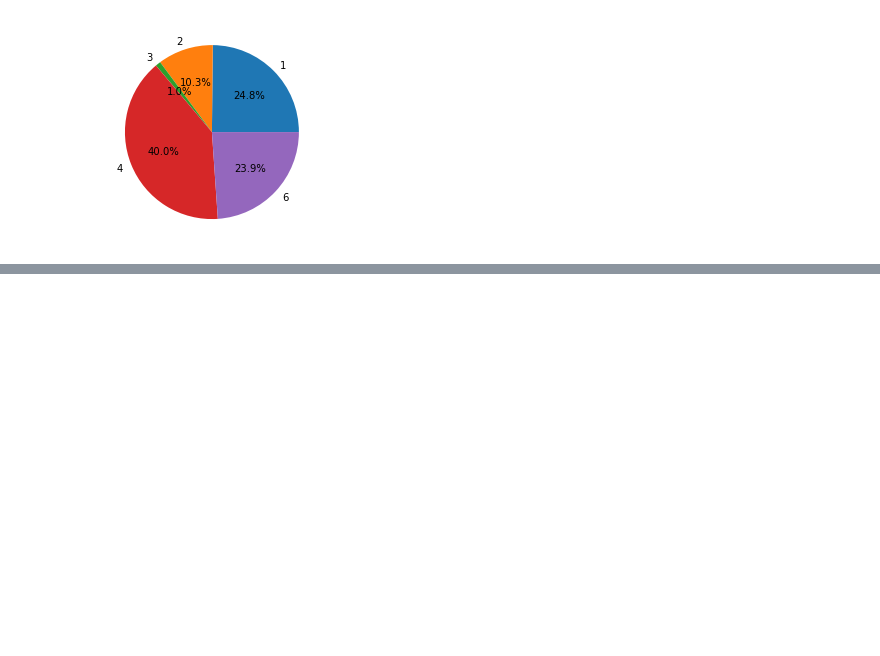
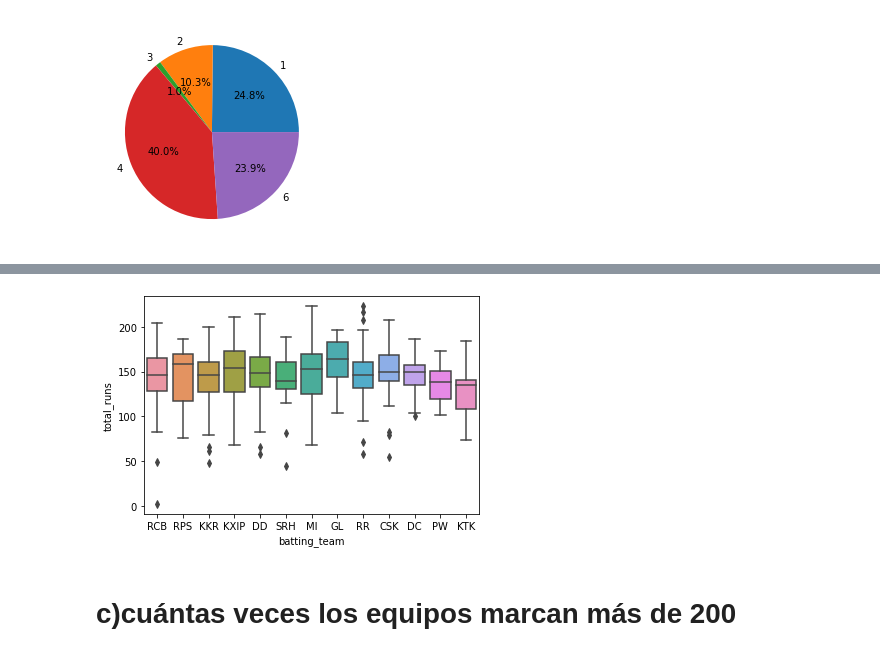
Before and after one commit to Data-Analysis-Projects-Udemy/Project-5-IPL-Data-Analysis-, a Jupyter notebook: deliveries.ipynb, the cells around one changed output, grey strips where cells are left out. Saved outputs shown, nothing was run; the diff lists cells and outputs as text; code cells hidden in the pictures; blank space fills up the shorter version.

```diff
--- a/deliveries.ipynb
+++ b/deliveries.ipynb
@@ -94,0 +214,7 @@ plt.savefig("./images/runs_port.png")
+# %%
+sns.boxplot(x = 'batting_team', y  = 'total_runs', data = inning2)
+plt.savefig("./images/inn2")
+# %% [output]
+[figure, added]
+# %% [markdown]
+# c)cuántas veces los equipos marcan más de 200
```
Also changed, not shown: parts of 24 cells of this notebook, 8 other files.
